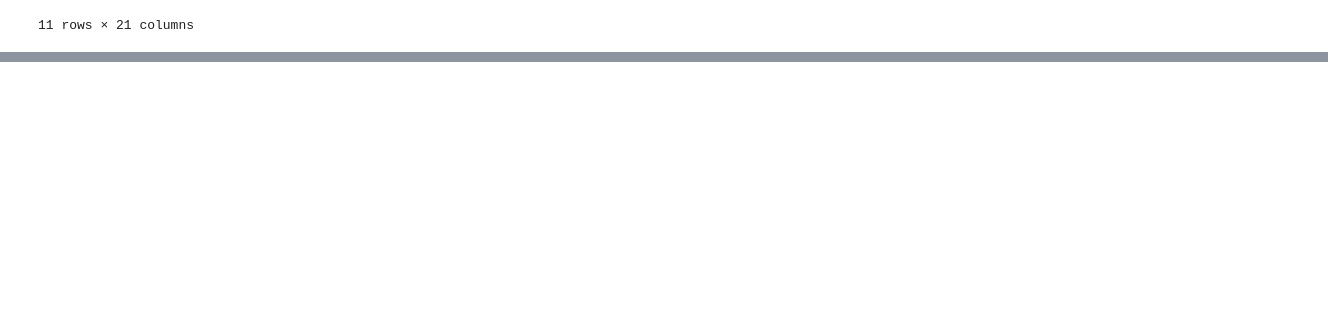
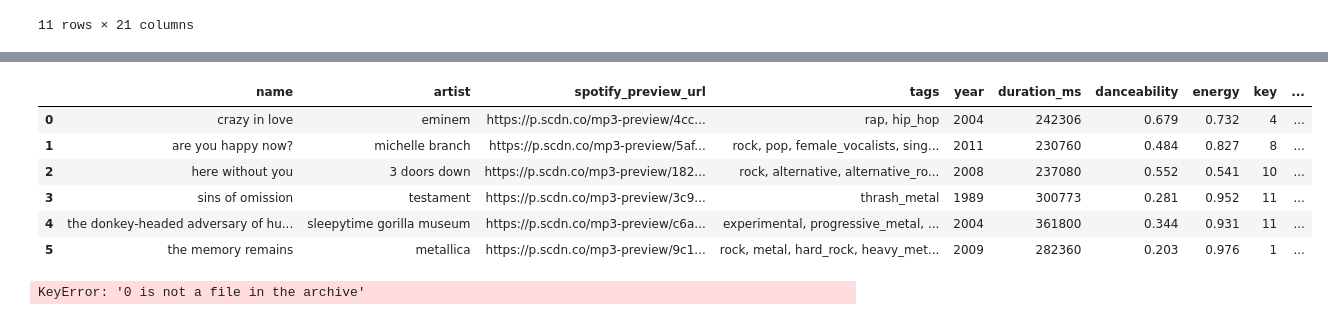
Before and after one commit to kartiksonaghela/Spotify-Recommendation-System, a Jupyter notebook: notebooks/contentbased.ipynb, the cells around one changed output, grey strips where cells are left out. Drawn from its saved outputs; the diff is of its cells as text; code cells hidden in the pictures; blank space fills up the shorter version.

```diff
--- a/notebooks/contentbased.ipynb
+++ b/notebooks/contentbased.ipynb
@@ -260,3 +260,69 @@ top_10_songs_names
 | 38383 | TRWUWRZ128F42ADA4A | Dreams for Plans | Shakira | https://p.scdn.co/mp3-preview/6e2... | 2ObxMmMaDINr0ynkqW2BlY | pop, female_vocalists, guitar, po... | Pop | 2005 | 242760 | ... |
 | 6287 | TRZJJHG128EF34A3F9 | Trick Me | Kelis | https://p.scdn.co/mp3-preview/086... | 03obQpbRm2JsmEg8jnmMgL | pop, female_vocalists, dance, sou... | NaN | 2012 | 206320 | ... |
 11 rows × 21 columns
+# %%
+def collaborative_recommendation(song_name, track_ids, songs_data, interaction_matrix, k=5):
+    # Convert song name to lowercase
+    song_name = song_name.lower()
+
+    # Fetch the row(s) matching the song name
+    song_row = songs_data.loc[songs_data["name"].str.lower() == song_name]
+
+    # Handle case when song is not found
+    if song_row.empty:
+        raise ValueError(f"Song '{song_name}' not found in dataset.")
+
+    # Ensure only one track_id is selected
+    if len(song_row) > 1:
+        print(f"Warning: Multiple entries found for '{song_name}', selecting the first one.")
+
+    input_track_id = song_row.iloc[0]["track_id"]  # Get first matching track_id
+
+    # Find the index of input_track_id in track_ids
+    ind = np.where(track_ids == input_track_id)[0]
+    if len(ind) == 0:
+        raise ValueError(f"Track ID '{input_track_id}' not found in track_ids array.")
+
+    ind = ind.item()  # Convert single index to scalar
+
+    # Fetch the input vector
+    input_array = interaction_matrix[ind]
+
+    # Get similarity scores
+    similarity_scores = cosine_similarity(input_array.reshape(1, -1), interaction_matrix)
+
+    # Get indices of top-k recommendations
+    recommendation_indices = np.argsort(similarity_scores.ravel())[-(k+1):][::-1]
+
+    # Get track IDs of recommendations
+    recommendation_track_ids = track_ids[recommendation_indices]
+
+    # Get top scores
+    top_scores = np.sort(similarity_scores.ravel())[-(k+1):][::-1]
+
+    # Get song names for recommendations
+    scores_df = pd.DataFrame({"track_id": recommendation_track_ids.tolist(), "score": top_scores})
+
+    top_k_songs = (
+        songs_data.loc[songs_data["track_id"].isin(recommendation_track_ids)]
+        .merge(scores_df, on="track_id")
+        .sort_values(by="score", ascending=False)
+        .drop(columns=["track_id", "score"])
+        .reset_index(drop=True)
+    )
+
+    return top_k_songs
+songs_name="Crazy in Love"
+import numpy as np
+import pandas as pd
+from scipy.sparse import load_npz
+from sklearn.metrics.pairwise import cosine_similarity
+# Load the sparse interaction matrix from the saved file
+interaction_matrix = load_npz(r"..\data\interaction_matrix.npz")
+# Use raw strings (r"") OR replace backslashes with forward slashes
+track_ids = np.load(r"..\data\track_ids.npy", allow_pickle=True)  # Raw string
+df = pd.read_csv(r"..\data\processed\collab_filtered_data.csv")  # Raw string
+
+# Call function
+collaborative_recommendation(songs_name, track_ids, df, interaction_matrix, k=5)
+# %% [output]
@@ -262,0 +330,11 @@ top_10_songs_names
+|  | name | artist | spotify_preview_url | tags | year | duration_ms | danceability | energy | key | ... |
+| 0 | crazy in love | eminem | https://p.scdn.co/mp3-preview/4cc... | rap, hip_hop | 2004 | 242306 | 0.679 | 0.732 | 4 | ... |
+| 1 | are you happy now? | michelle branch | https://p.scdn.co/mp3-preview/5af... | rock, pop, female_vocalists, sing... | 2011 | 230760 | 0.484 | 0.827 | 8 | ... |
+| 2 | here without you | 3 doors down | https://p.scdn.co/mp3-preview/182... | rock, alternative, alternative_ro... | 2008 | 237080 | 0.552 | 0.541 | 10 | ... |
+| 3 | sins of omission | testament | https://p.scdn.co/mp3-preview/3c9... | thrash_metal | 1989 | 300773 | 0.281 | 0.952 | 11 | ... |
+| 4 | the donkey-headed adversary of hu... | sleepytime gorilla museum | https://p.scdn.co/mp3-preview/c6a... | experimental, progressive_metal, ... | 2004 | 361800 | 0.344 | 0.931 | 11 | ... |
+| 5 | the memory remains | metallica | https://p.scdn.co/mp3-preview/9c1... | rock, metal, hard_rock, heavy_met... | 2009 | 282360 | 0.203 | 0.976 | 1 | ... |
+# %%
+interaction_matrix[0]
+# %% [output]
+KeyError: '0 is not a file in the archive'
```
Also changed, not shown: parts of 2 cells of this notebook, 4 other files.
